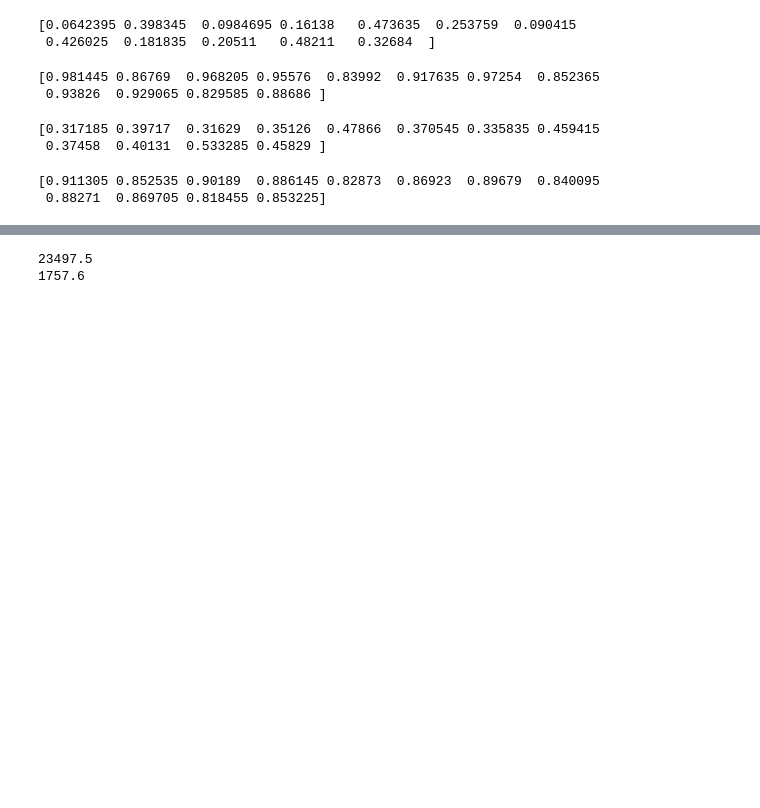
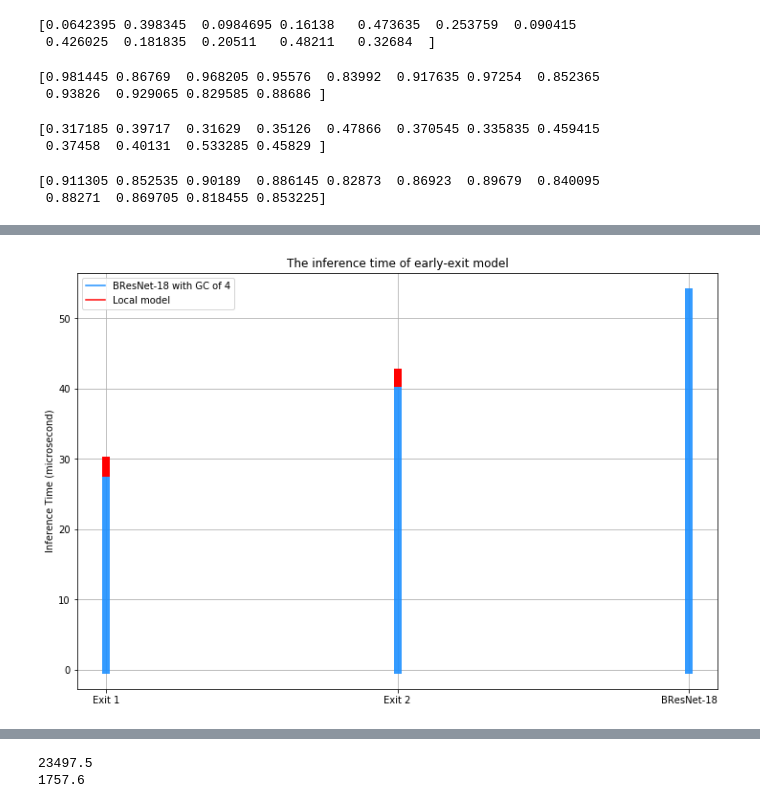
Before and after one commit to iid2019/iddl, a Jupyter notebook: resnet/plot_results.ipynb, the cells around one changed output, grey strips where cells are left out. Saved outputs shown, nothing was run; the diff lists cells and outputs as text; code cells hidden in the pictures; blank space fills up the shorter version.

```diff
--- a/resnet/plot_results.ipynb
+++ b/resnet/plot_results.ipynb
@@ -118,0 +199,27 @@ print (test_acc[74,:])
+# %%
+inference_time = inference_time[60]    # 60 epochs
+inference_time /=  10    # in the inference part, we have 10000 samples to inference. The unit is microseconds
+# %%
+plt.figure(figsize=(12,8))
+s_e1 = ('Exit 1', 'Exit 1')
+s_e2 = ('Exit 2', 'Exit 2')
+s_e3 = ('BResNet-18', 'BResNet-18')
+
+# the inference time of the original model
+BR_inf = [s_e1, (0, inference_time[0]), s_e2, (0, inference_time[1]), s_e3, (0, inference_time[2])]
+plt.plot(*BR_inf,c=[0.11764705882352941, 0.5647058823529412, 1.0], linewidth=8, alpha=0.9)
+plt.plot(0,0, c=[0.11764705882352941, 0.5647058823529412, 1.0], label='BResNet-18 with GC of 4')
+
+# the inference time on the local model
+Loc_inf = [s_e1, (inference_time[0], inference_time[0] + inference_time[3]),
+           s_e2, (inference_time[1], inference_time[1] + inference_time[4])]
+plt.plot(*Loc_inf,c='r', linewidth=8)
+plt.plot(0,0, c='r', label='Local model')
+
+plt.title('The inference time of early-exit model')
+plt.legend()
+plt.ylabel('Inference Time (microsecond)')
+plt.grid()
+plt.savefig(path)
+# %% [output]
+[figure, added]
```
Also changed, not shown: parts of 34 cells of this notebook, 16 other files.
